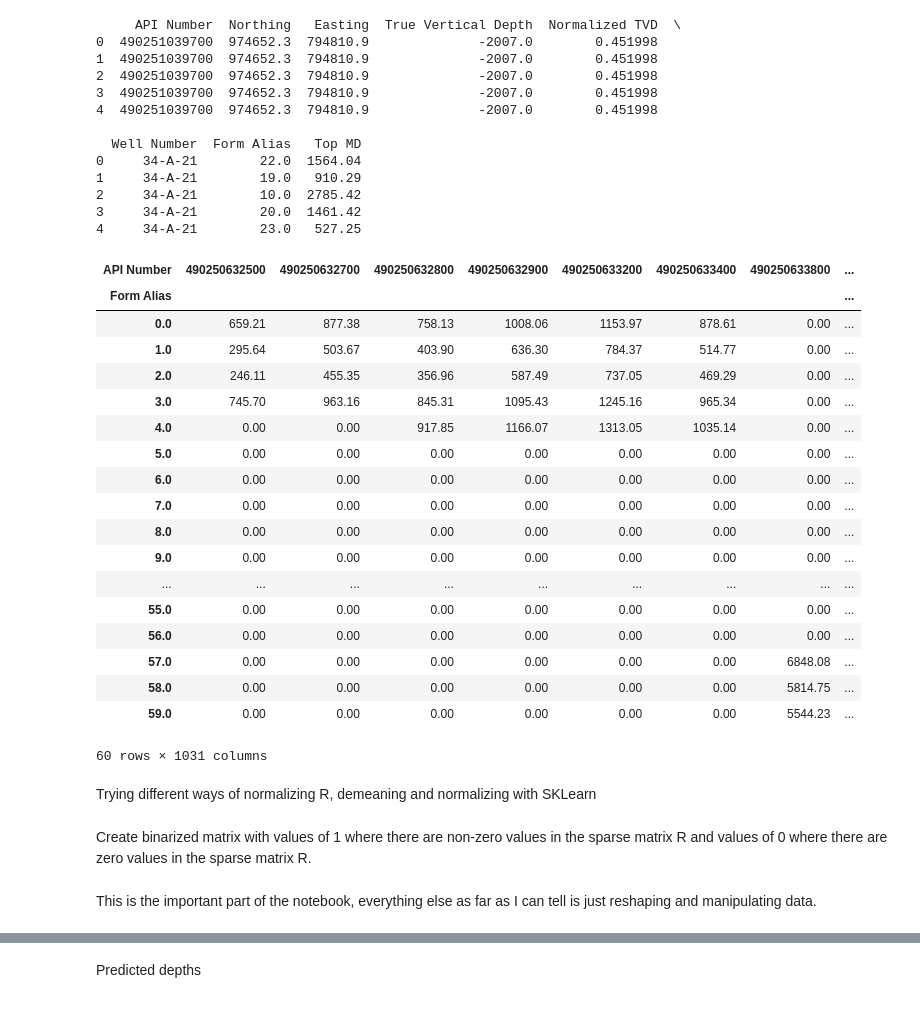
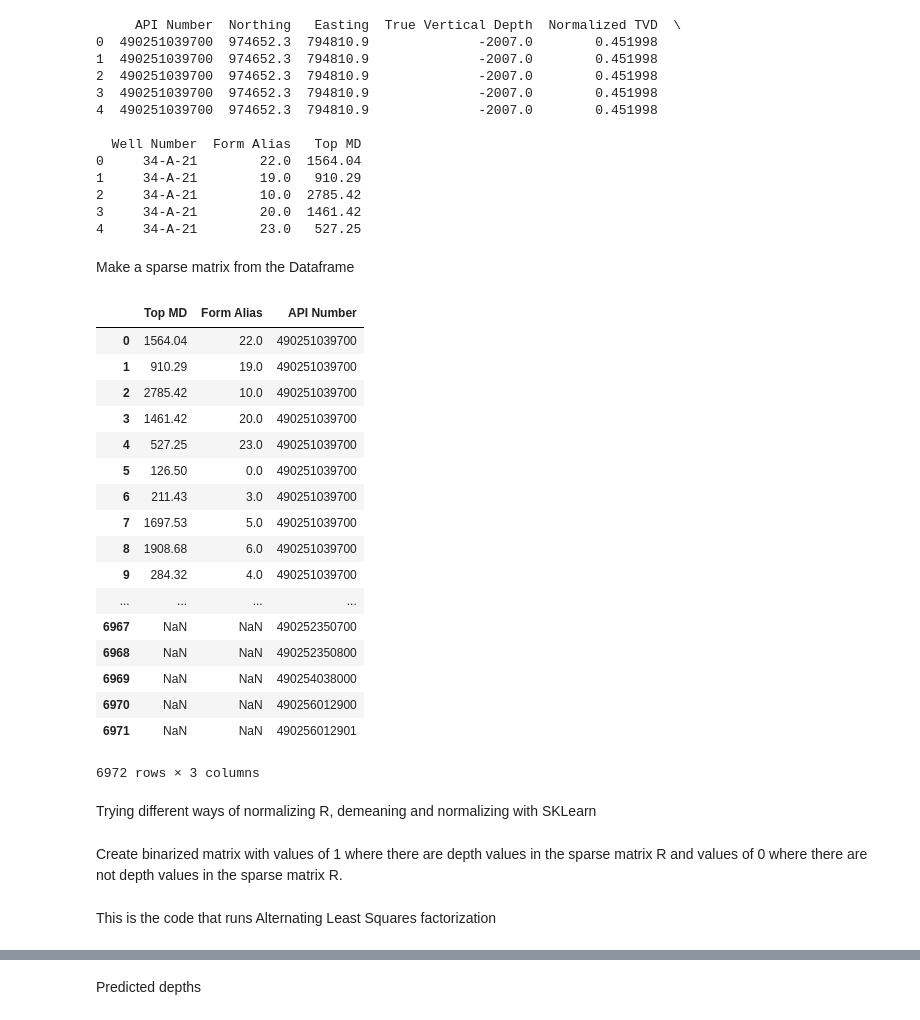
Before and after one commit to SsanyaS14/recommender-system, a Jupyter notebook: shellForModel.ipynb, the cells around one changed output, grey strips where cells are left out. Drawn from its saved outputs; the diff is of its cells as text; code cells hidden in the pictures.

```diff
--- a/shellForModel.ipynb
+++ b/shellForModel.ipynb
@@ -28,30 +28,30 @@ print(df_merged.head())
 2     34-A-21        10.0  2785.42
 3     34-A-21        20.0  1461.42
 4     34-A-21        23.0   527.25
+# %% [markdown]
+Make a sparse matrix from the Dataframe
 # %%
-#make a sparse matrix from the dataframe
 D_df = df_merged.pivot_table("Top MD","Form Alias","API Number").fillna(0)
-D_df
+df_merged[["Top MD", "Form Alias", "API Number"]]
 # %% [output]
-| API Number | 490250632500 | 490250632700 | 490250632800 | 490250632900 | 490250633200 | 490250633400 | 490250633800 | ... |
-| Form Alias |  |  |  |  |  |  |  | ... |
-| 0.0 | 659.21 | 877.38 | 758.13 | 1008.06 | 1153.97 | 878.61 | 0.00 | ... |
-| 1.0 | 295.64 | 503.67 | 403.90 | 636.30 | 784.37 | 514.77 | 0.00 | ... |
-| 2.0 | 246.11 | 455.35 | 356.96 | 587.49 | 737.05 | 469.29 | 0.00 | ... |
-| 3.0 | 745.70 | 963.16 | 845.31 | 1095.43 | 1245.16 | 965.34 | 0.00 | ... |
-| 4.0 | 0.00 | 0.00 | 917.85 | 1166.07 | 1313.05 | 1035.14 | 0.00 | ... |
-| 5.0 | 0.00 | 0.00 | 0.00 | 0.00 | 0.00 | 0.00 | 0.00 | ... |
-| 6.0 | 0.00 | 0.00 | 0.00 | 0.00 | 0.00 | 0.00 | 0.00 | ... |
-| 7.0 | 0.00 | 0.00 | 0.00 | 0.00 | 0.00 | 0.00 | 0.00 | ... |
-| 8.0 | 0.00 | 0.00 | 0.00 | 0.00 | 0.00 | 0.00 | 0.00 | ... |
-| 9.0 | 0.00 | 0.00 | 0.00 | 0.00 | 0.00 | 0.00 | 0.00 | ... |
-| ... | ... | ... | ... | ... | ... | ... | ... | ... |
-| 55.0 | 0.00 | 0.00 | 0.00 | 0.00 | 0.00 | 0.00 | 0.00 | ... |
-| 56.0 | 0.00 | 0.00 | 0.00 | 0.00 | 0.00 | 0.00 | 0.00 | ... |
-| 57.0 | 0.00 | 0.00 | 0.00 | 0.00 | 0.00 | 0.00 | 6848.08 | ... |
-| 58.0 | 0.00 | 0.00 | 0.00 | 0.00 | 0.00 | 0.00 | 5814.75 | ... |
-| 59.0 | 0.00 | 0.00 | 0.00 | 0.00 | 0.00 | 0.00 | 5544.23 | ... |
+|  | Top MD | Form Alias | API Number |
+| 0 | 1564.04 | 22.0 | 490251039700 |
+| 1 | 910.29 | 19.0 | 490251039700 |
+| 2 | 2785.42 | 10.0 | 490251039700 |
+| 3 | 1461.42 | 20.0 | 490251039700 |
+| 4 | 527.25 | 23.0 | 490251039700 |
+| 5 | 126.50 | 0.0 | 490251039700 |
+| 6 | 211.43 | 3.0 | 490251039700 |
+| 7 | 1697.53 | 5.0 | 490251039700 |
+| 8 | 1908.68 | 6.0 | 490251039700 |
+| 9 | 284.32 | 4.0 | 490251039700 |
+| ... | ... | ... | ... |
+| 6967 | NaN | NaN | 490252350700 |
+| 6968 | NaN | NaN | 490252350800 |
+| 6969 | NaN | NaN | 490254038000 |
+| 6970 | NaN | NaN | 490256012900 |
+| 6971 | NaN | NaN | 490256012901 |
-60 rows × 1031 columns
+6972 rows × 3 columns
 # %% [markdown]
 Trying different ways of normalizing R, demeaning and normalizing with SKLearn
 # %%
@@ -61,11 +61,11 @@ R_normalize = normalize(R, norm = "max")
 R_demeaned = R - well_depth_mean.reshape(-1, 1)
 # %% [markdown]
-Create binarized matrix with values of 1 where there are non-zero values in the sparse matrix R and values of 0 where there are zero values in the sparse matrix R.
+Create binarized matrix with values of 1 where there are depth values in the sparse matrix R and values of 0 where there are not depth values in the sparse matrix R.
 # %%
 from sklearn.preprocessing import binarize
 A = binarize(R)
-# %% [markdown]
-This is the important part of the notebook, everything else as far as I can tell is just reshaping and manipulating data.
+# %% [markdown]
+This is the code that runs Alternating Least Squares factorization
 # %%
 #ALS factorization from
 # https://github.com/mickeykedia/Matrix-Factorization-ALS/blob/master/ALS%20Python%20Implementation.py
```
Also changed, not shown: parts of 12 cells of this notebook, 1 other file.
